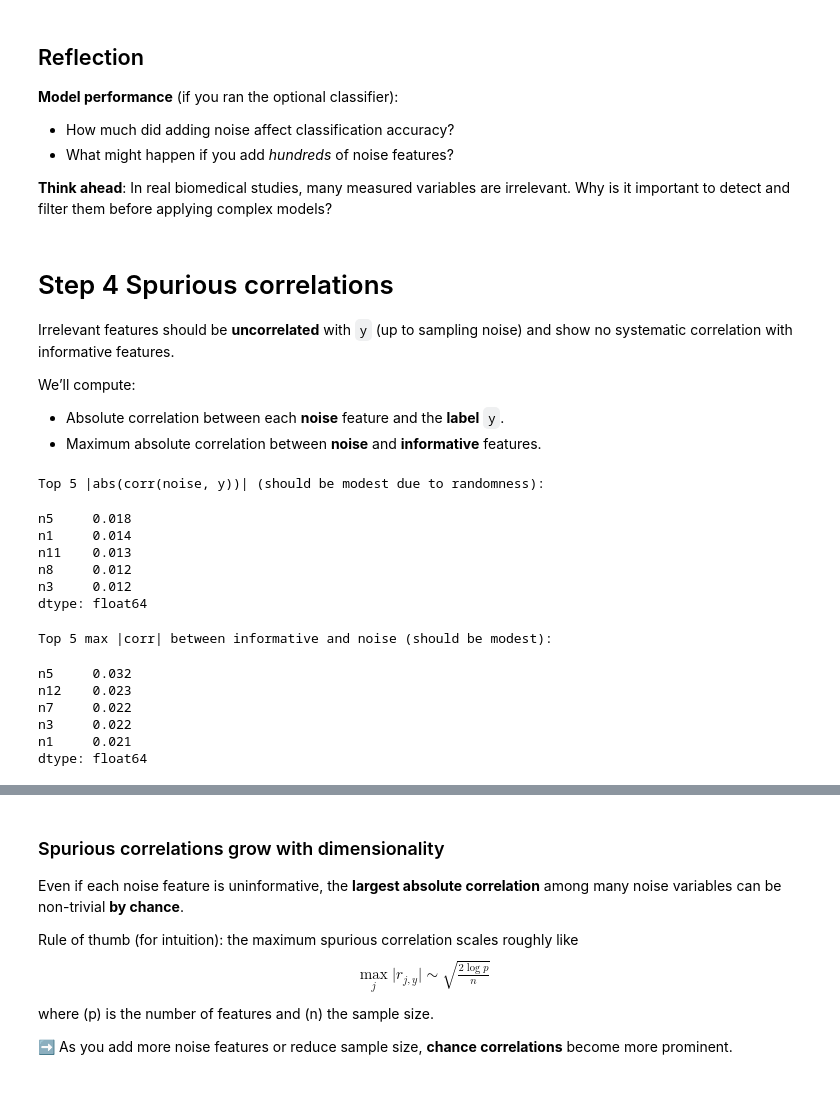
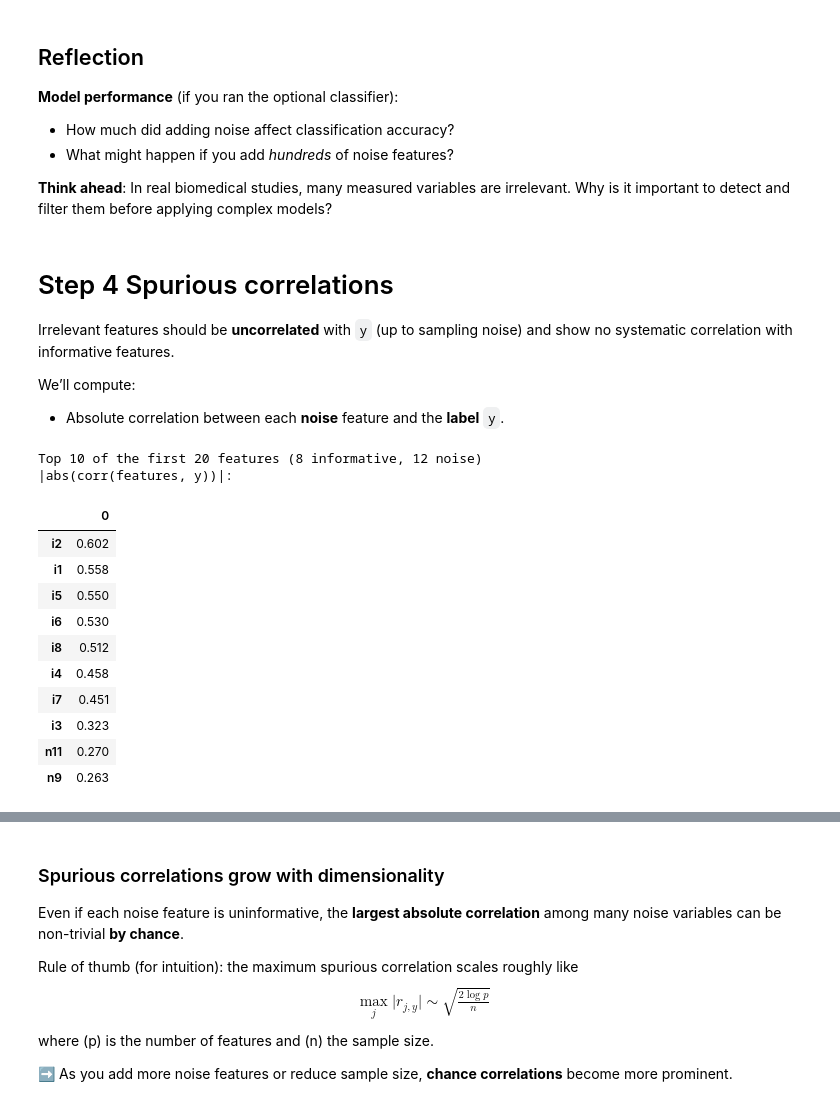
Before and after one commit to sigrun-may/synthetic-biomedical-data-course, a Jupyter notebook: notebooks/03b_noise_distributions.ipynb, the cells around one changed output, grey strips where cells are left out. Cells and saved outputs as stored; diff of their text form; code cells hidden in the pictures.

```diff
--- a/notebooks/03b_noise_distributions.ipynb
+++ b/notebooks/03b_noise_distributions.ipynb
@@ -53,23 +61,23 @@ apply_style()
 # %%
 n_noise_features = 1200  # number of irrelevant features to add
 n_class_samples = 15  # samples per class, analogous to a small biomedical study
-cfg_noise_normal = nb.DatasetConfig(
+cfg_noise_normal = DatasetConfig(
     n_informative=8,
     n_noise=n_noise_features,
     class_configs=[
-        nb.ClassConfig(n_samples=n_class_samples),  # two balanced classes
-        nb.ClassConfig(n_samples=n_class_samples),
+        ClassConfig(n_samples=n_class_samples),  # two balanced classes
+        ClassConfig(n_samples=n_class_samples),
     ],
     class_sep=[1.2],  # keep consistent with the baseline
-    feature_naming="prefixed",  # i1..i8, n1..n12
+    prefixed_feature_naming=True,  # i1..i8, n1..n12
     noise_distribution="normal",
     random_state=1908,
 )
-Xn, yn, meta_n = nb.generate_dataset(cfg_noise_normal, return_dataframe=True)
+xn, yn, meta_n = generate_dataset(cfg_noise_normal, return_dataframe=True)
 
 # Combine X and y for plotting
-X_noise = Xn.copy()
-X_noise.insert(0, "class", yn)
+x_noise = xn.copy()
+x_noise.insert(0, "class", yn)
 # %% [markdown]
 # Step 1 - Inspect noise distributions
 ## Normal noise
@@ -371,36 +379,26 @@ Irrelevant features should be **uncorrelated** with `y` (up to sampling noise) a
 
 We’ll compute:
 - Absolute correlation between each **noise** feature and the **label** `y`.
-- Maximum absolute correlation between **noise** and **informative** features.
-# %%
-# Work on the uniform-noise dataset (Xu, yu, meta_u)
-informative_columns = [f"i{k}" for k in range(1, len(meta_u.informative_idx) + 1)]
-noise_columns = [f"n{k}" for k in range(1, len(meta_u.noise_idx) + 1)]
-
-# Correlation of noise with the label (point-biserial via pandas corr with numeric y)
-yu_numeric = nb.pd.Series(yu, name="y").astype(float)
-
-noise_y_corr = Xu[noise_columns].apply(lambda s: s.corr(yu_numeric)).abs().sort_values(ascending=False)
-print("Top 5 |abs(corr(noise, y))| (should be modest due to randomness):")
-display(noise_y_corr.head(5).round(3))
-
-# Max |corr| between noise and any informative feature
-corr_matrix = Xu[informative_columns + noise_columns].corr().abs()
-max_noise_inf = corr_matrix.loc[informative_columns, noise_columns].max().sort_values(ascending=False)
-print("Top 5 max |corr| between informative and noise (should be modest):")
-display(max_noise_inf.head(5).round(3))
-# %% [output]
-Top 5 |abs(corr(noise, y))| (should be modest due to randomness):
-n5     0.018
-n1     0.014
-n11    0.013
-n8     0.012
-n3     0.012
-dtype: float64
-Top 5 max |corr| between informative and noise (should be modest):
-n5     0.032
-n12    0.023
-n7     0.022
-n3     0.022
-n1     0.021
-dtype: float64
+# %%
+# Work on the first 20 features of the initial noise dataset (xn, yn, meta_n)
+y_numeric = pd.Series(yn, name="y").astype(float)
+
+# 1) Correlation of the first 20 features with the label
+y_corr = xn.iloc[:,:20].apply(lambda s: s.corr(y_numeric)).abs().sort_values(ascending=False)
+
+print("Top 10 of the first 20 features (8 informative, 12 noise)\n|abs(corr(features, y))|:")
+display(y_corr.to_frame().head(10).round(3))
+# %% [output]
+Top 10 of the first 20 features (8 informative, 12 noise)
+|abs(corr(features, y))|:
+|  | 0 |
+| i2 | 0.602 |
+| i1 | 0.558 |
+| i5 | 0.550 |
+| i6 | 0.530 |
+| i8 | 0.512 |
+| i4 | 0.458 |
+| i7 | 0.451 |
+| i3 | 0.323 |
+| n11 | 0.270 |
+| n9 | 0.263 |
```
Also changed, not shown: parts of 15 cells of this notebook, 19 other files.
